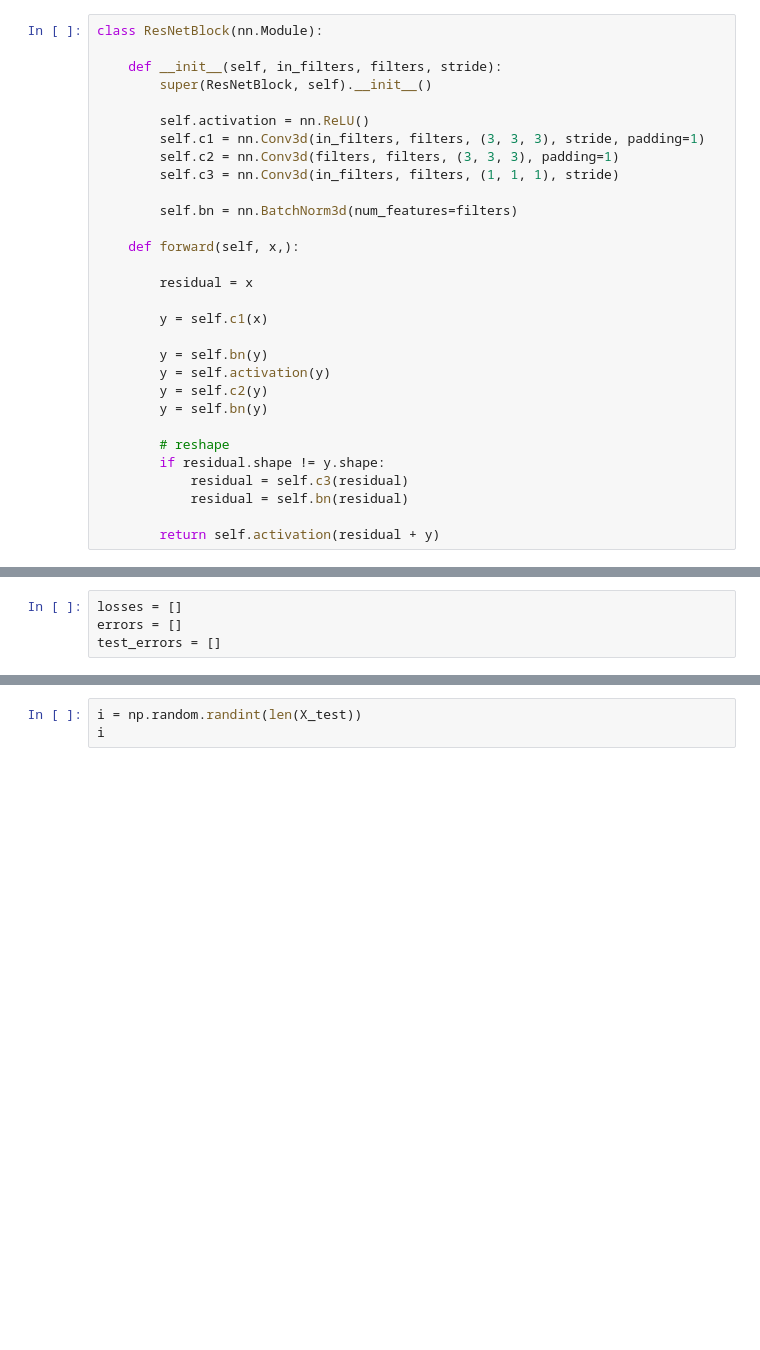
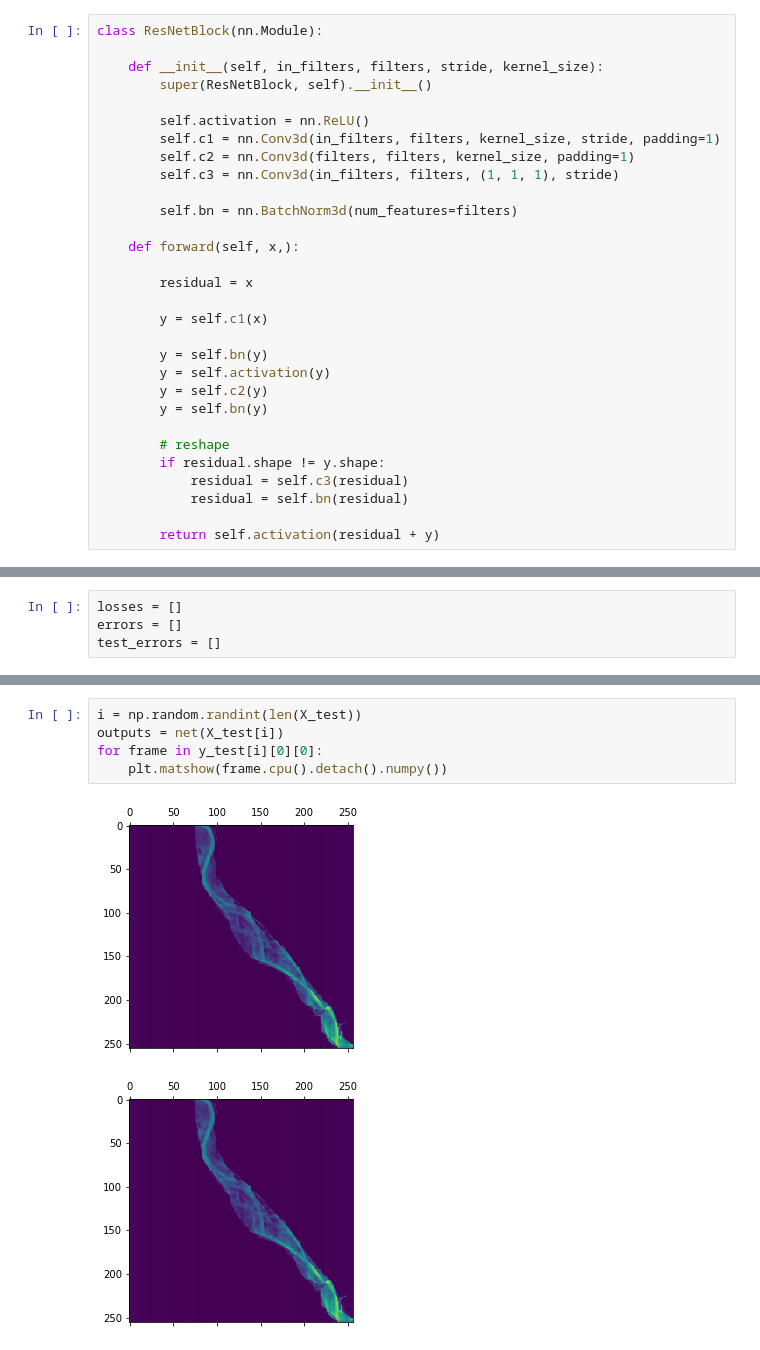
Before and after one commit to halixness/deepSWE, a Jupyter notebook: torch_resnet_ae.ipynb, the cells around one changed output, grey strips where cells are left out. Cells and saved outputs as stored; diff of their text form; blank space fills up the shorter version.

```diff
--- a/torch_resnet_ae.ipynb
+++ b/torch_resnet_ae.ipynb
@@ -116,12 +120,12 @@ device = th.device(dev)
 # %%
 class ResNetBlock(nn.Module):
 
-    def __init__(self, in_filters, filters, stride):
+    def __init__(self, in_filters, filters, stride, kernel_size):
         super(ResNetBlock, self).__init__()
 
         self.activation = nn.ReLU()
-        self.c1 = nn.Conv3d(in_filters, filters, (3, 3, 3), stride, padding=1)
-        self.c2 = nn.Conv3d(filters, filters, (3, 3, 3), padding=1)
+        self.c1 = nn.Conv3d(in_filters, filters, kernel_size, stride, padding=1)
+        self.c2 = nn.Conv3d(filters, filters, kernel_size, padding=1)
         self.c3 = nn.Conv3d(in_filters, filters, (1, 1, 1), stride)
 
         self.bn = nn.BatchNorm3d(num_features=filters)
@@ -349,3 +342,8 @@ pass
 # %%
 i = np.random.randint(len(X_test))
-i
+outputs = net(X_test[i])
+for frame in y_test[i][0][0]:
+    plt.matshow(frame.cpu().detach().numpy())
+# %% [output]
+[figure, added]
+[figure, added]
```
Also changed, not shown: parts of 18 cells of this notebook, 11 other files.
